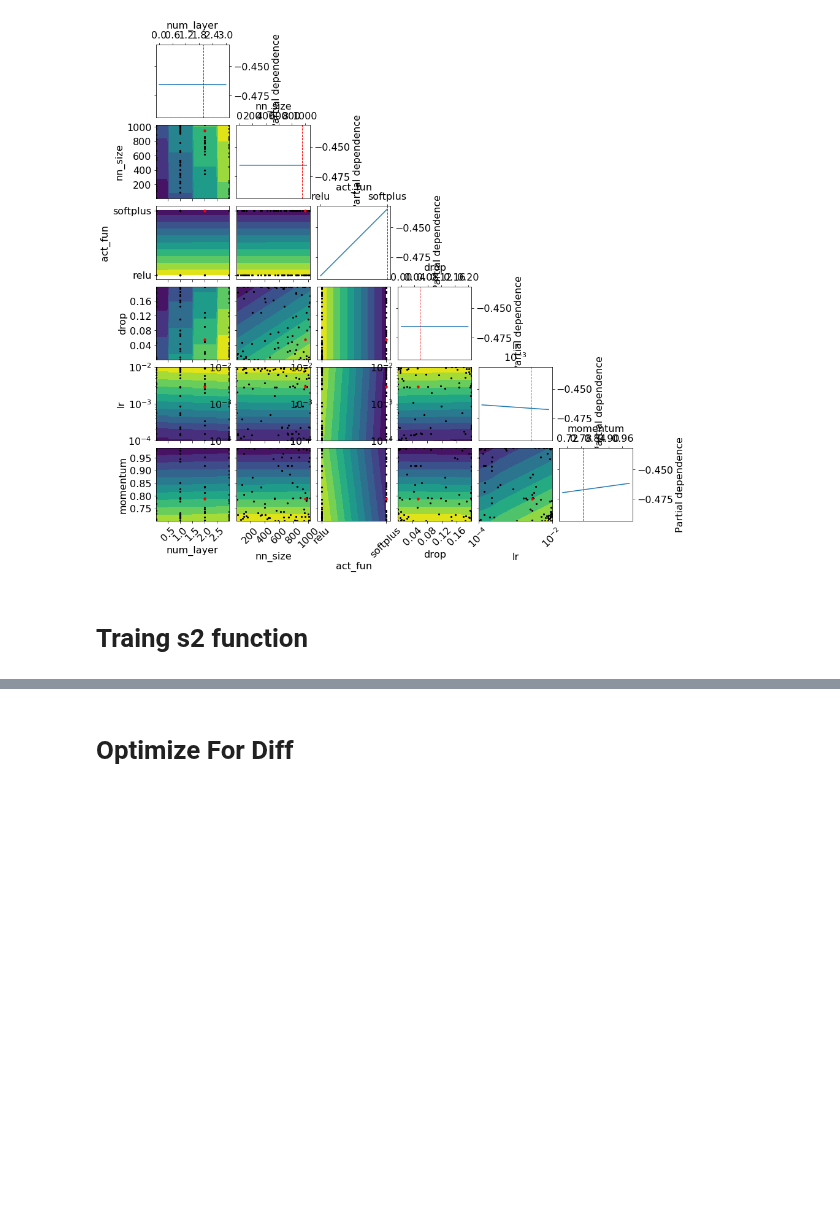
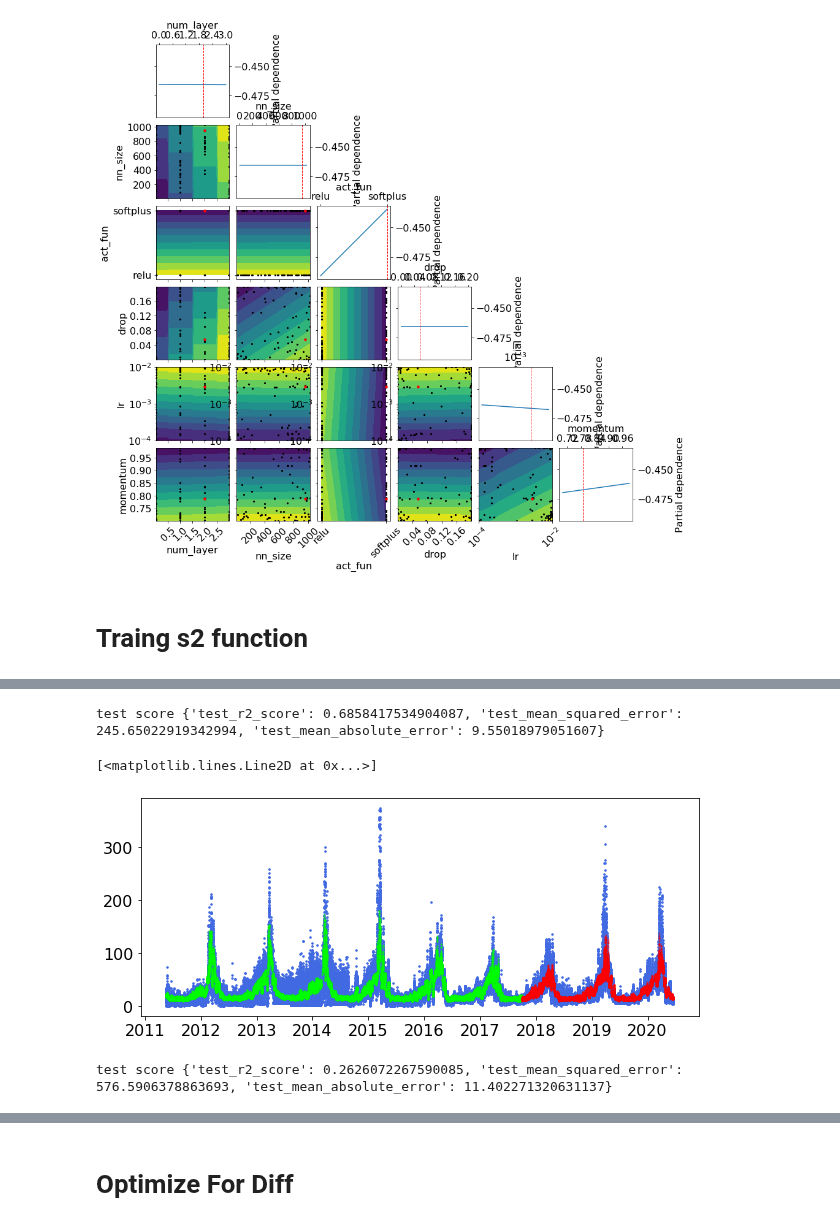
Before and after one commit to worasom/aqi_thailand2, a Jupyter notebook: notebooks/5.3-wk-NN.ipynb, the cells around one changed output, grey strips where cells are left out. Drawn from its saved outputs; the diff is of its cells as text; code cells hidden in the pictures; blank space fills up the shorter version.

```diff
--- a/notebooks/5.3-wk-NN.ipynb
+++ b/notebooks/5.3-wk-NN.ipynb
@@ -193,0 +206,29 @@ x_cols Index(['Temperature(C)', 'Humidity(%)', 'Wind Speed(kmph)', 'wind_CALM',
+# %%
+data.x_cols = data.data.columns.drop(data.monitor)
+data.split_data(split_ratio=[0.45, 0.25, 0.3])
+
+xtrn, ytrn, data.x_cols = data.get_data_matrix(use_index=data.split_list[0], x_cols=data.x_cols)
+ytrn = ytrn.reshape(-1,1)
+xval, yval, _ = data.get_data_matrix(use_index=data.split_list[1], x_cols=data.x_cols)
+yval = yval.reshape(-1,1)
+
+xtrn = x_scaler.fit_transform(xtrn)
+xval = x_scaler.transform(xval)
+ytrn = y_scaler.fit_transform(ytrn)
+# %%
+nn_dict = {'num_layer': 1, 'nn_size': 72, 'act_fun': 'softplus',
+           'drop': 0.2, 'lr': 0.01, 'momentum': 0.99}
+model = get_nn_model(input_shape=xtrn.shape[1], output_shape=ytrn.shape[1],
+                     num_layer=nn_dict['num_layer'], nn_size=nn_dict['nn_size'], act_fun=nn_dict['act_fun'], drop=nn_dict['drop'], lr=nn_dict['lr'], momentum=nn_dict['momentum'])
+esm = EarlyStopping(patience=8, verbose=0, restore_best_weights=True)
+history = model.fit(xtrn, ytrn, validation_split=0.2,
+                    verbose=0, epochs=1000, callbacks=[esm])
+# %%
+feat_imp = feat_importance(model, xtrn, ytrn, data.x_cols, score=r2_score, n_iter=20)
+# %%
+# optimize 1 drop unuse cols
+to_drop = feat_imp['index'].to_list()
+no_drop = ['Humidity(%)','Temperature(C)','Wind Speed(kmph)']  + [a for a in data.x_cols_org if 'fire' in a]
+for s in no_drop:
+    to_drop.remove(s)
+to_drop.reverse()
@@ -193,0 +305,30 @@ x_cols Index(['Temperature(C)', 'Humidity(%)', 'Wind Speed(kmph)', 'wind_CALM',
+# %%
+ypred = model.predict(xval)
+ypred = y_scaler.inverse_transform(ypred.reshape(-1,1))
+print('test score', cal_scores(yval, ypred, header_str='test_'))
+# %% [output]
+test score {'test_r2_score': 0.6858417534904087, 'test_mean_squared_error': 245.65022919342994, 'test_mean_absolute_error': 9.55018979051607}
+# %%
+# plot data
+plt.figure(figsize=(10, 4))
+plt.plot(data.split_list[0], y_scaler.inverse_transform(ytrn), marker='.', label='data(blue)',linewidth=0,alpha=1, markersize=3,color='royalblue')
+plt.plot(data.split_list[1], yval, marker='.',linewidth=0,alpha=1, markersize=3,color='royalblue')
+
+ypred = y_scaler.inverse_transform(model.predict(xtrn).reshape(-1,1))
+
+plt.plot(data.split_list[0], ypred, marker='.', label='train(green)',linewidth=0,alpha=0.3, markersize=2,color='lime')
+ypred = y_scaler.inverse_transform(model.predict(xval).reshape(-1,1))
+plt.plot(data.split_list[1], ypred, marker='.', label='test(red)',linewidth=0,alpha=0.3, markersize=2, color='red')
+# %% [output]
+[<matplotlib.lines.Line2D at 0x...>]
+[figure, added]
+# %%
+model = get_nn_model(input_shape=xtrn.shape[1],output_shape=ytrn.shape[1],num_layer=2,nn_size=954,act_fun='softplus',drop=0.06,lr= 0.002,momentum=0.8)
+esm = EarlyStopping(patience=8,verbose=0,restore_best_weights=True)
+history = model.fit(xtrn, ytrn,validation_split=0.2,verbose=0,epochs=1000,callbacks=[esm])
+
+ypred = model.predict(xval)
+ypred = y_scaler.inverse_transform(ypred.reshape(-1,1))
+print('test score', cal_scores(yval, ypred, header_str='test_'))
+# %% [output]
+test score {'test_r2_score': 0.2626072267590085, 'test_mean_squared_error': 576.5906378863693, 'test_mean_absolute_error': 11.402271320631137}
```
Also changed, not shown: parts of 6 cells of this notebook, 2 other files.
